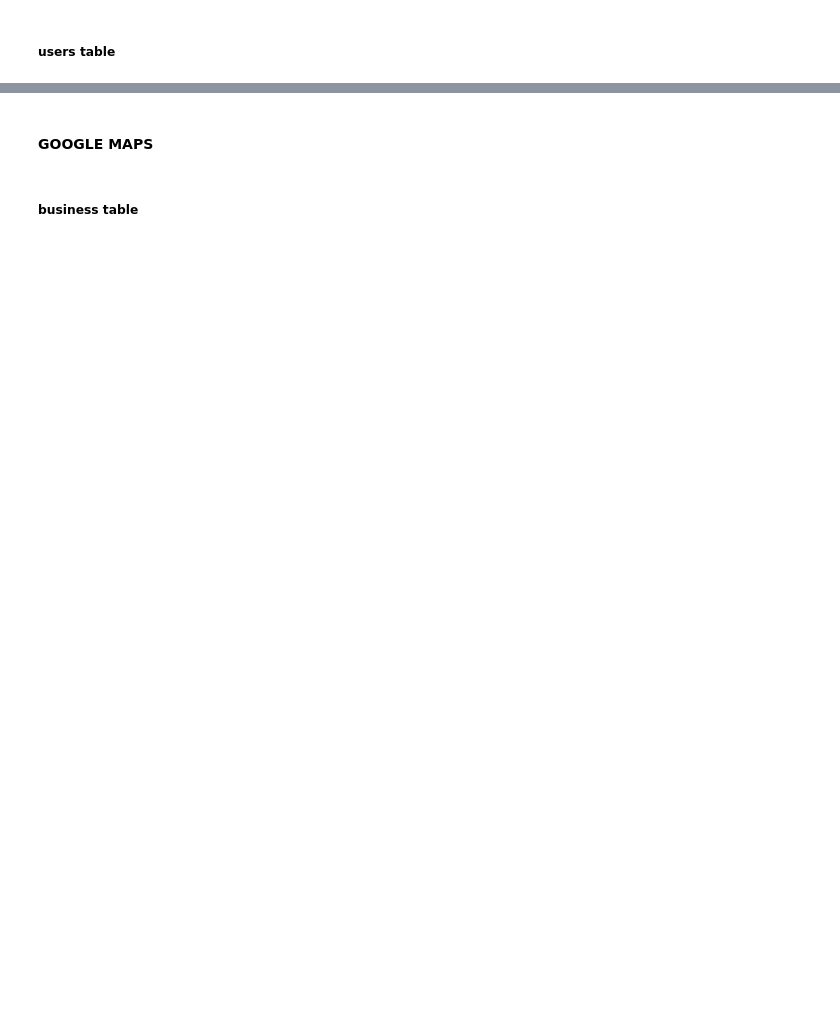
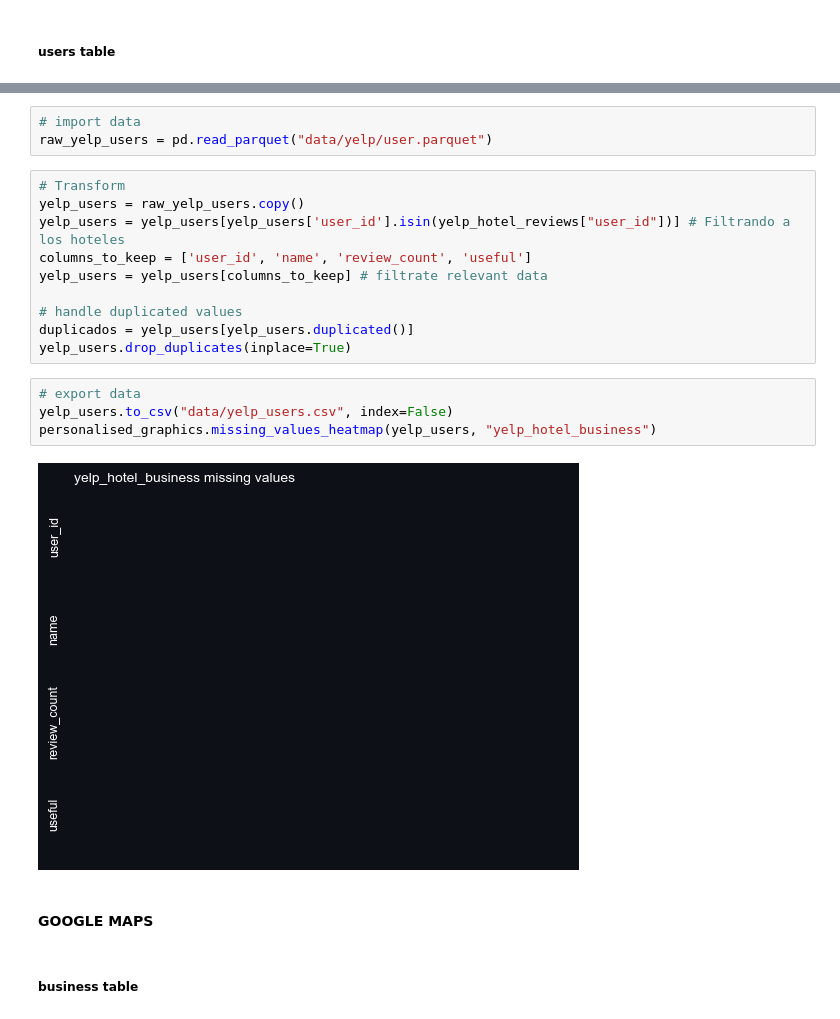
Before and after one commit to LeonardoCostaH/PF_DS_YELP, a Jupyter notebook: 01_ETL.ipynb, the cells around one changed output, grey strips where cells are left out. Cells and saved outputs as stored; diff of their text form; blank space fills up the shorter version.

```diff
--- a/01_ETL.ipynb
+++ b/01_ETL.ipynb
@@ -159,3 +183,22 @@ yelp_users
+# %%
+# import data
+raw_yelp_users = pd.read_parquet("data/yelp/user.parquet")
+# %%
+# Transform
+yelp_users = raw_yelp_users.copy()
+yelp_users = yelp_users[yelp_users['user_id'].isin(yelp_hotel_reviews["user_id"])] # Filtrando a los hoteles
+columns_to_keep = ['user_id', 'name', 'review_count', 'useful']
+yelp_users = yelp_users[columns_to_keep] # filtrate relevant data
+
+# handle duplicated values
+duplicados = yelp_users[yelp_users.duplicated()]
+yelp_users.drop_duplicates(inplace=True)
+# %%
+# export data
+yelp_users.to_csv("data/yelp_users.csv", index=False)
+personalised_graphics.missing_values_heatmap(yelp_users, "yelp_hotel_business")
+# %% [output]
+[figure, added]
 # %% [markdown]
 #### GOOGLE MAPS
 # %% [markdown]
```
Also changed, not shown: parts of 35 cells of this notebook, 30 other files.
